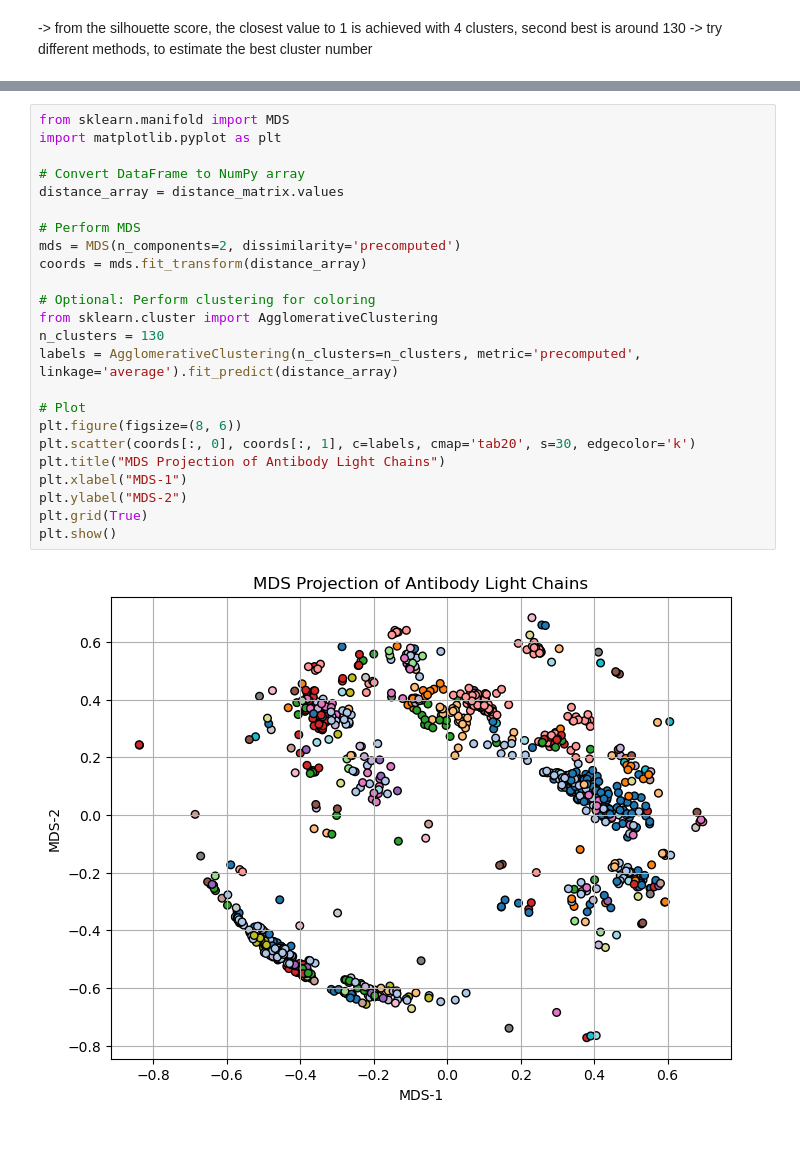
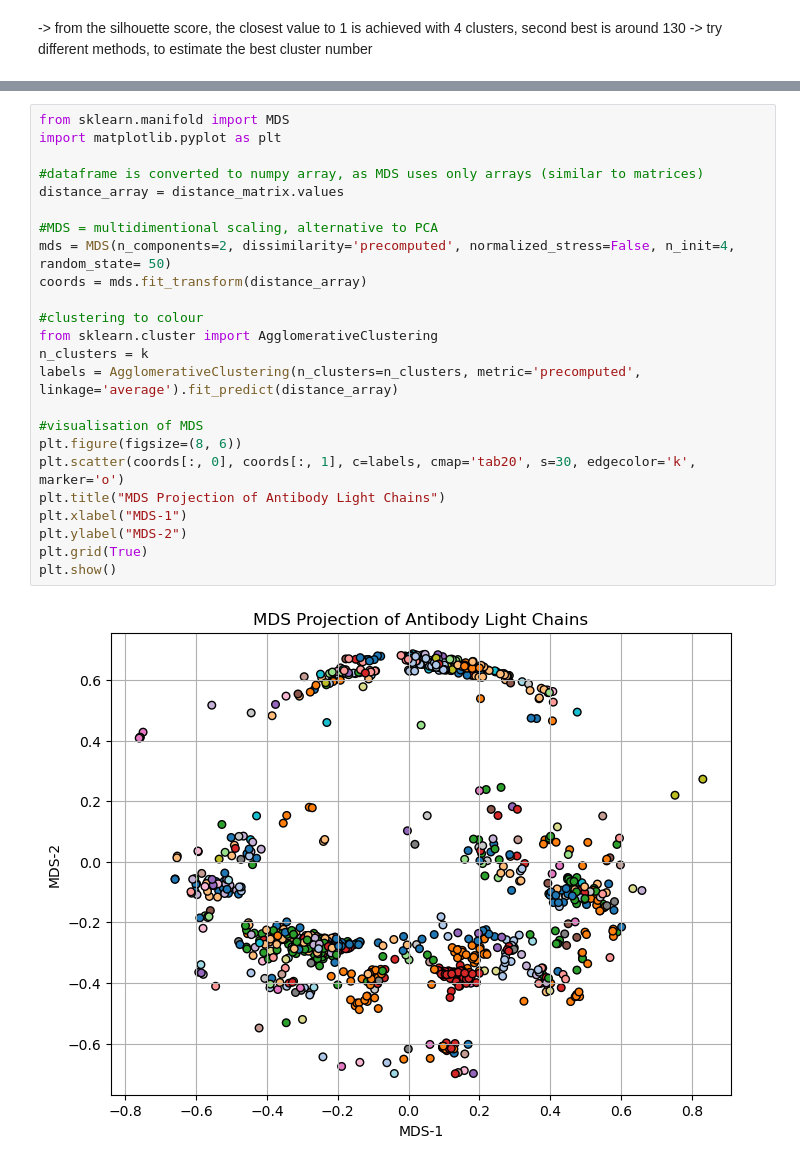
Before and after one commit to datascience-2025-group4/group04-team03, a Jupyter notebook: blasting/mmseqs/light_chains_analysis.ipynb, the cells around one changed output, grey strips where cells are left out. Drawn from its saved outputs; the diff is of its cells as text.

```diff
--- a/blasting/mmseqs/light_chains_analysis.ipynb
+++ b/blasting/mmseqs/light_chains_analysis.ipynb
@@ -232,26 +232,26 @@ total variance explained by PC1 and PC2: 58.03%
 # %%
 from sklearn.manifold import MDS
 import matplotlib.pyplot as plt
 
-# Convert DataFrame to NumPy array
+#dataframe is converted to numpy array, as MDS uses only arrays (similar to matrices)
 distance_array = distance_matrix.values
 
-# Perform MDS
-mds = MDS(n_components=2, dissimilarity='precomputed')
+#MDS = multidimentional scaling, alternative to PCA
+mds = MDS(n_components=2, dissimilarity='precomputed', normalized_stress=False, n_init=4, random_state= 50)
 coords = mds.fit_transform(distance_array)
 
-# Optional: Perform clustering for coloring
+#clustering to colour
 from sklearn.cluster import AgglomerativeClustering
-n_clusters = 130
+n_clusters = k
 labels = AgglomerativeClustering(n_clusters=n_clusters, metric='precomputed', linkage='average').fit_predict(distance_array)
 
-# Plot
+#visualisation of MDS
 plt.figure(figsize=(8, 6))
-plt.scatter(coords[:, 0], coords[:, 1], c=labels, cmap='tab20', s=30, edgecolor='k')
+plt.scatter(coords[:, 0], coords[:, 1], c=labels, cmap='tab20', s=30, edgecolor='k', marker='o')
 plt.title("MDS Projection of Antibody Light Chains")
 plt.xlabel("MDS-1")
 plt.ylabel("MDS-2")
 plt.grid(True)
 plt.show()
 # %% [output]
-[figure, old version]
+[figure, new version]
```
Also changed, not shown: parts of 6 cells of this notebook, 1 other file.
